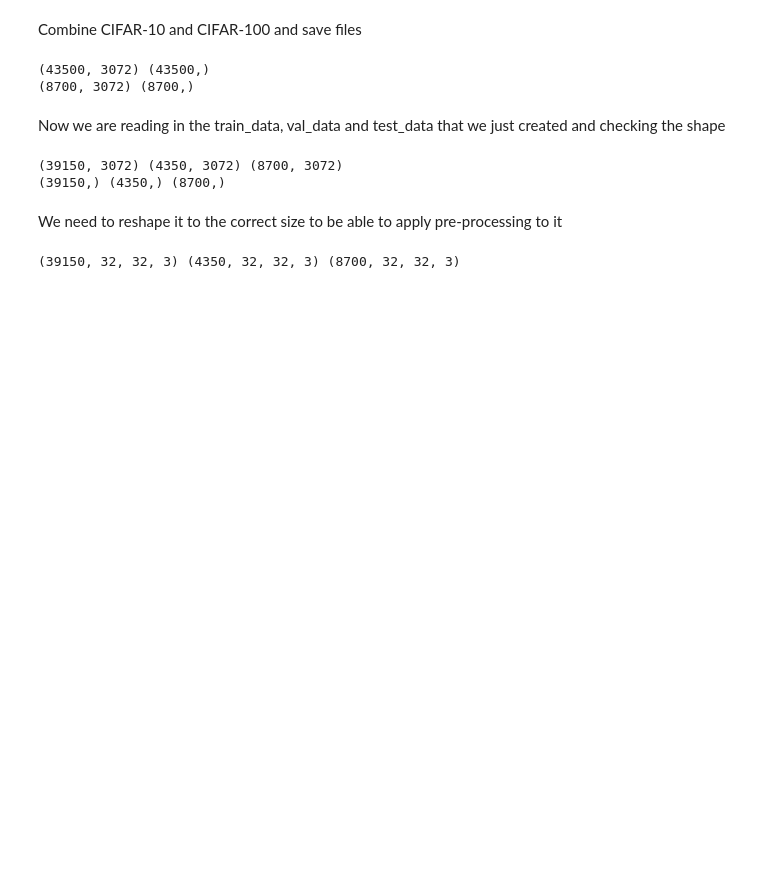
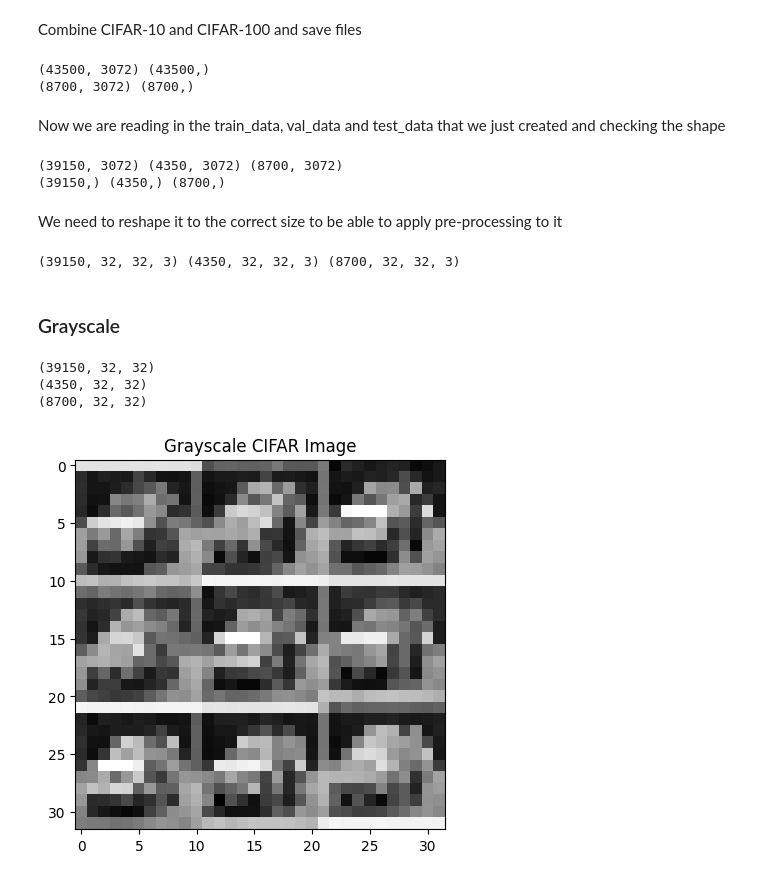
Before and after one commit to milamurphy/ML-Image-Classification, a Jupyter notebook: preprocessing.ipynb, the cells around one changed output. Cells and saved outputs as stored; diff of their text form; code cells hidden in the pictures; blank space fills up the shorter version.

```diff
--- a/preprocessing.ipynb
+++ b/preprocessing.ipynb
@@ -209,3 +209,29 @@ X_test  = X_test.reshape(-1, 32, 32, 3)
 print(X_train.shape, X_val.shape, X_test.shape)
 # %% [output]
 (39150, 32, 32, 3) (4350, 32, 32, 3) (8700, 32, 32, 3)
+# %% [markdown]
+### Grayscale
+# %%
+import cv2
+
+def grayscale(img):
+    img_bgr = cv2.cvtColor(img, cv2.COLOR_RGB2BGR)
+    gray = cv2.cvtColor(img_bgr, cv2.COLOR_BGR2GRAY)
+    return gray
+
+X_train_gray = np.array([grayscale(img) for img in X_train])
+X_val_gray = np.array([grayscale(img) for img in X_val])
+X_test_gray = np.array([grayscale(img) for img in X_test])
+
+print(X_train_gray.shape)
+print(X_val_gray.shape)
+print(X_test_gray.shape)
+
+plt.imshow(X_train_gray[0], cmap="gray")
+plt.title("Grayscale CIFAR Image")
+plt.show()
+# %% [output]
+(39150, 32, 32)
+(4350, 32, 32)
+(8700, 32, 32)
+[figure, added]
```
Also changed, not shown: parts of 10 cells of this notebook.
